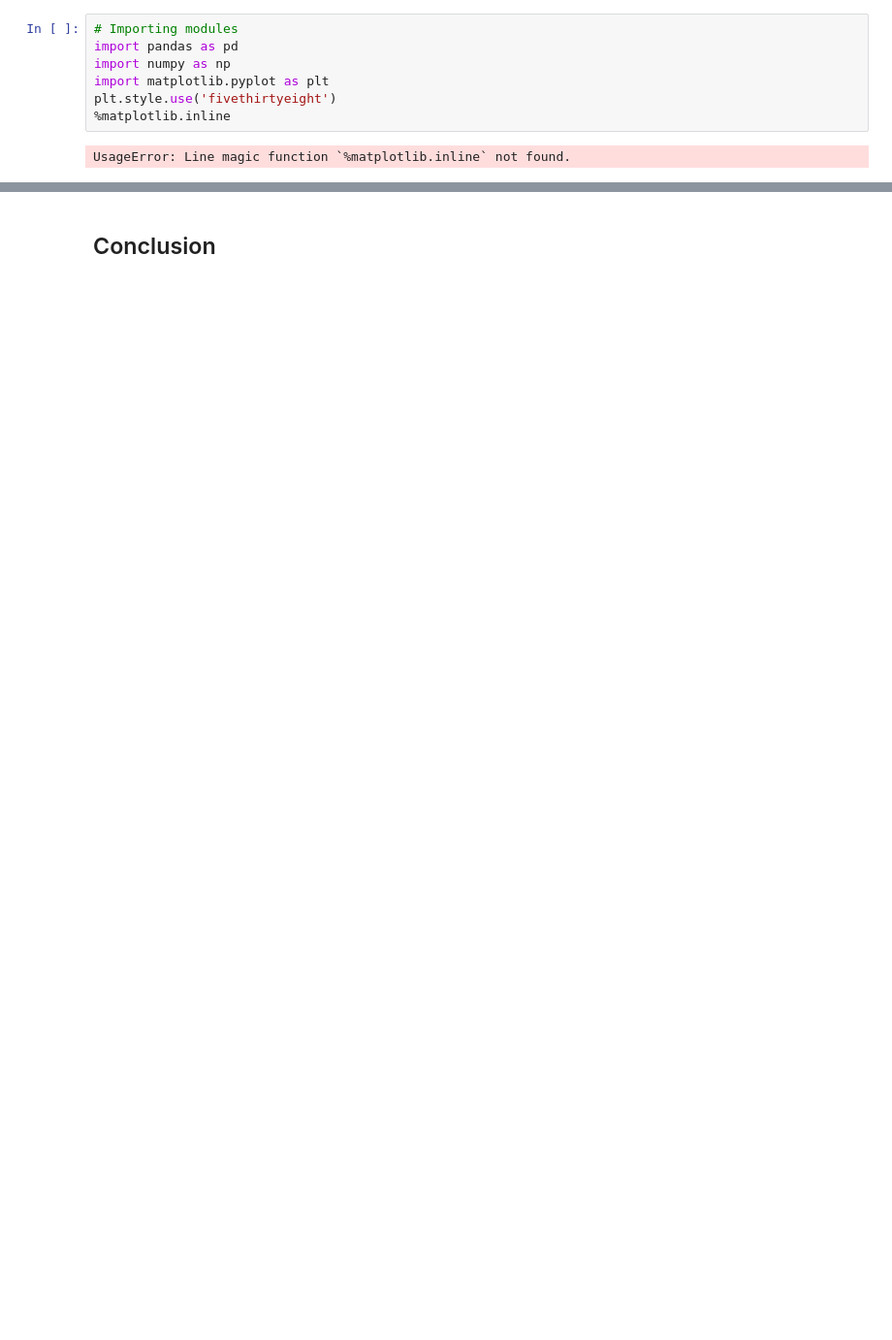
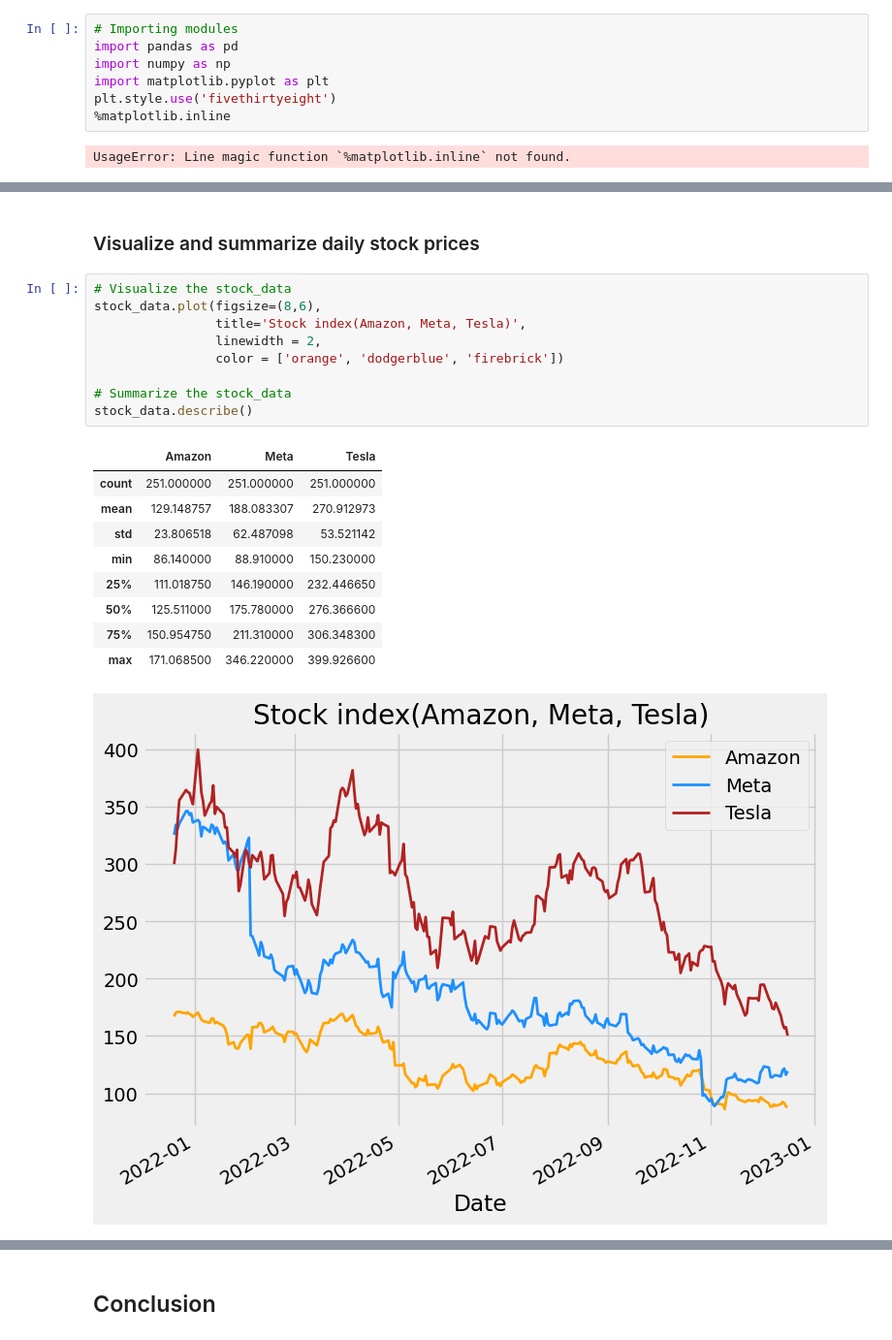
Before and after one commit to wswu001/Risk-Return-The-Sharpe-Ratio, a Jupyter notebook: main.ipynb, the cells around one changed output, grey strips where cells are left out. Shown at 97% size. Cells and saved outputs as stored; diff of their text form; blank space fills up the shorter version.

```diff
--- a/main.ipynb
+++ b/main.ipynb
@@ -245,0 +111,22 @@ Write down what you observed...
+# %% [markdown]
+### Visualize and summarize daily stock prices
+# %%
+# Visualize the stock_data
+stock_data.plot(figsize=(8,6),
+                title='Stock index(Amazon, Meta, Tesla)',
+                linewidth = 2,
+                color = ['orange', 'dodgerblue', 'firebrick'])
+
+# Summarize the stock_data
+stock_data.describe()
+# %% [output]
+|  | Amazon | Meta | Tesla |
+| count | 251.000000 | 251.000000 | 251.000000 |
+| mean | 129.148757 | 188.083307 | 270.912973 |
+| std | 23.806518 | 62.487098 | 53.521142 |
+| min | 86.140000 | 88.910000 | 150.230000 |
+| 25% | 111.018750 | 146.190000 | 232.446650 |
+| 50% | 125.511000 | 175.780000 | 276.366600 |
+| 75% | 150.954750 | 211.310000 | 306.348300 |
+| max | 171.068500 | 346.220000 | 399.926600 |
+[figure, added]
```
Also changed, not shown: parts of 50 cells of this notebook.
